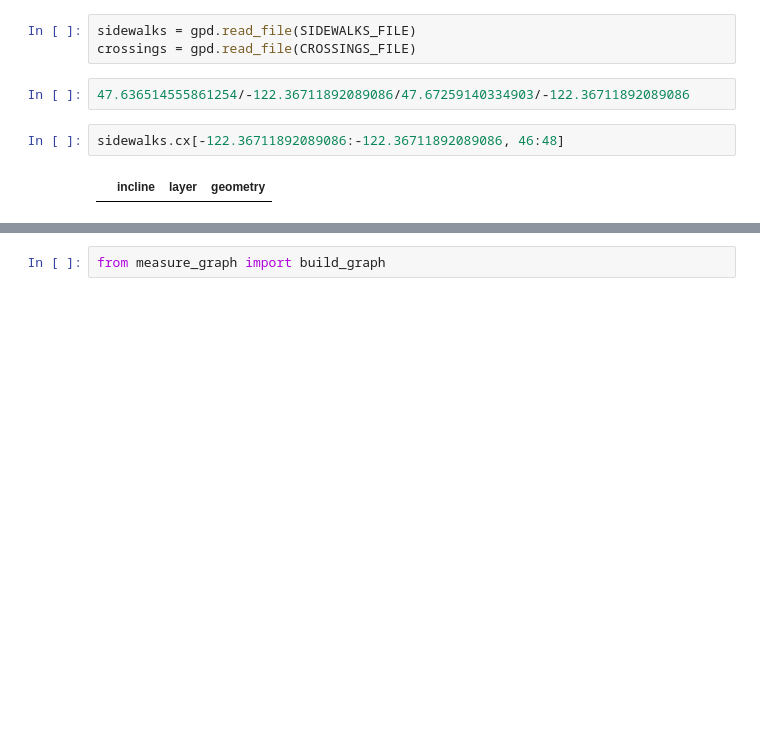
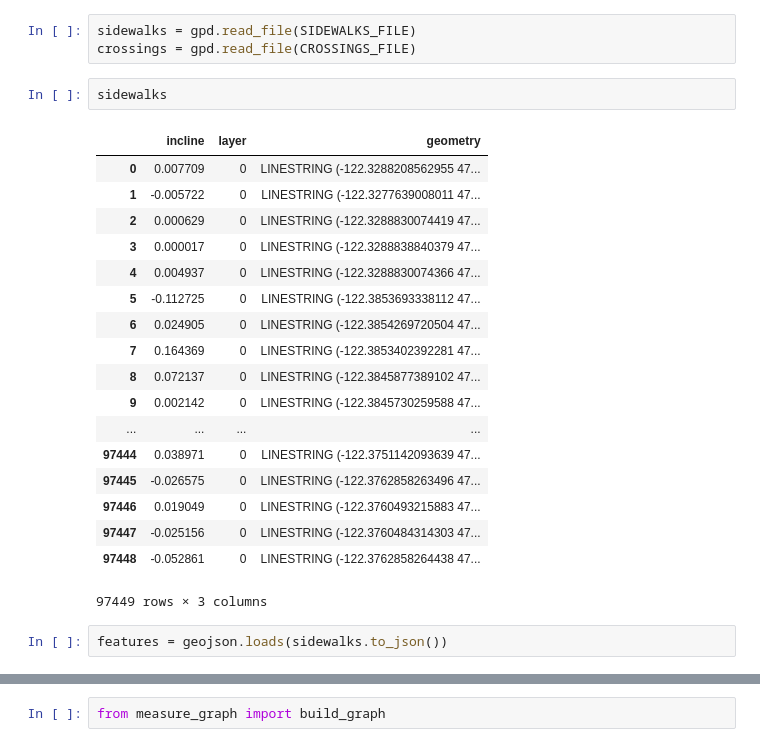
Before and after one commit to ZKeiLin/AccessMap-Dashboard, a Jupyter notebook: test_graph_measures.ipynb, the cells around one changed output, grey strips where cells are left out. Cells and saved outputs as stored; diff of their text form; blank space fills up the shorter version.

```diff
--- a/test_graph_measures.ipynb
+++ b/test_graph_measures.ipynb
@@ -6,9 +8,26 @@ CROSSINGS_FILE = "/Users/loganyg/git/accessmap-data/cities/seattle/data/crossing
 # %%
 sidewalks = gpd.read_file(SIDEWALKS_FILE)
 crossings = gpd.read_file(CROSSINGS_FILE)
-# %%
-47.636514555861254/-122.36711892089086/47.67259140334903/-122.36711892089086
-# %%
-sidewalks.cx[-122.36711892089086:-122.36711892089086, 46:48]
-# %% [output]
-|  | incline | layer | geometry |
+# %%
+sidewalks
+# %% [output]
+|  | incline | layer | geometry |
+| 0 | 0.007709 | 0 | LINESTRING (-122.3288208562955 47... |
+| 1 | -0.005722 | 0 | LINESTRING (-122.3277639008011 47... |
+| 2 | 0.000629 | 0 | LINESTRING (-122.3288830074419 47... |
+| 3 | 0.000017 | 0 | LINESTRING (-122.3288838840379 47... |
+| 4 | 0.004937 | 0 | LINESTRING (-122.3288830074366 47... |
+| 5 | -0.112725 | 0 | LINESTRING (-122.3853693338112 47... |
+| 6 | 0.024905 | 0 | LINESTRING (-122.3854269720504 47... |
+| 7 | 0.164369 | 0 | LINESTRING (-122.3853402392281 47... |
+| 8 | 0.072137 | 0 | LINESTRING (-122.3845877389102 47... |
+| 9 | 0.002142 | 0 | LINESTRING (-122.3845730259588 47... |
+| ... | ... | ... | ... |
+| 97444 | 0.038971 | 0 | LINESTRING (-122.3751142093639 47... |
+| 97445 | -0.026575 | 0 | LINESTRING (-122.3762858263496 47... |
+| 97446 | 0.019049 | 0 | LINESTRING (-122.3760493215883 47... |
+| 97447 | -0.025156 | 0 | LINESTRING (-122.3760484314303 47... |
+| 97448 | -0.052861 | 0 | LINESTRING (-122.3762858264438 47... |
+97449 rows × 3 columns
+# %%
+features = geojson.loads(sidewalks.to_json())
```
Also changed, not shown: parts of 2 cells of this notebook, 2 other files.
